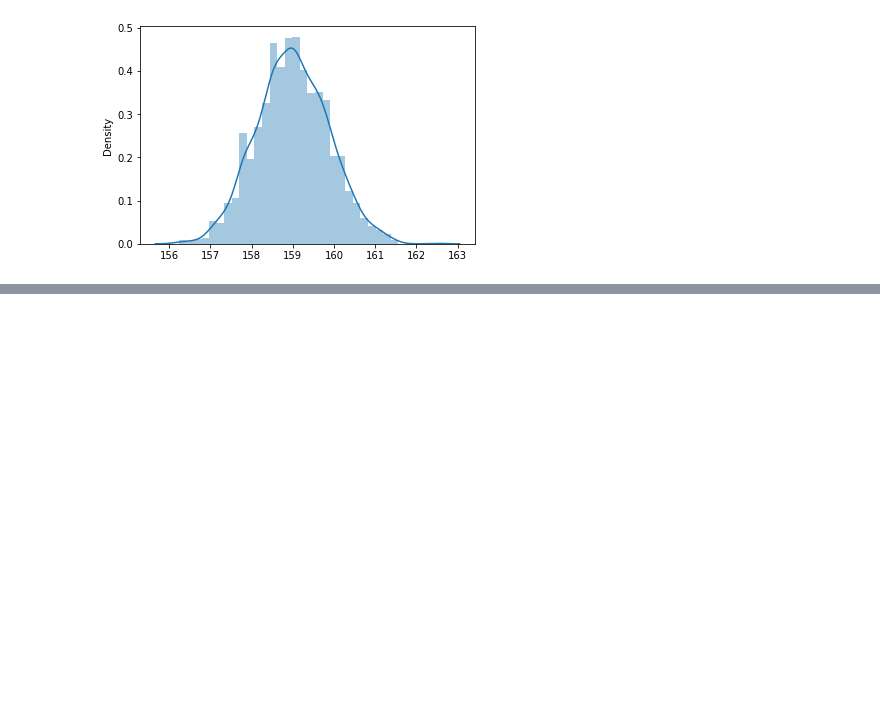
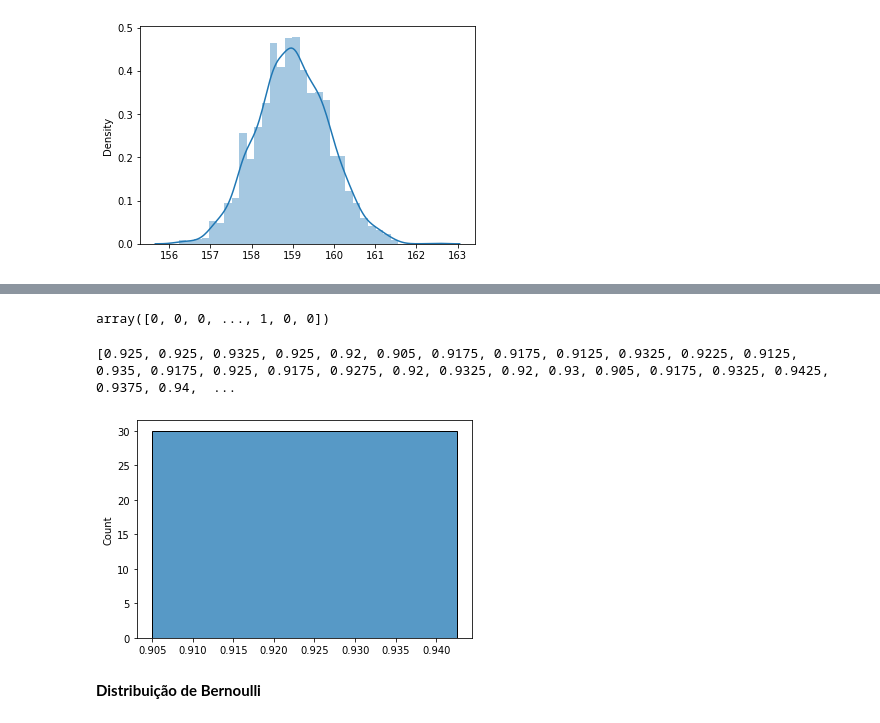
Before and after one commit to miller00315/estatistica_machine_learning, a Jupyter notebook: distribuicoes.ipynb, the cells around one changed output, grey strips where cells are left out. Cells and saved outputs as stored; diff of their text form; code cells hidden in the pictures; blank space fills up the shorter version.

```diff
--- a/distribuicoes.ipynb
+++ b/distribuicoes.ipynb
@@ -211,0 +273,4 @@ sns.distplot(medians);
+# %%
+dataset = pd.read_csv('credit_data.csv')
+dataset.dropna(inplace=True)
+dataset.shape
@@ -211,0 +288,3 @@ sns.distplot(medians);
+# %%
+X = dataset.iloc[:, 1:4].values
+X
@@ -211,0 +299,5 @@ sns.distplot(medians);
+# %%
+y = dataset.iloc[:, 4].values
+y
+# %% [output]
+array([0, 0, 0, ..., 1, 0, 0])
@@ -211,0 +308,18 @@ sns.distplot(medians);
+# %%
+resultados_naive_bayes = []
+for i in range(30):
+  X_treinamento, X_teste, y_treinamento, y_teste = train_test_split(X, y, test_size = 0.2,
+                                                                    stratify = y, random_state = i)
+  naive_bayes = GaussianNB()
+  naive_bayes.fit(X_treinamento, y_treinamento)
+  resultados_naive_bayes.append(accuracy_score(y_teste, naive_bayes.predict(X_teste)))
+# %%
+print(resultados_naive_bayes)
+# %% [output]
+[0.925, 0.925, 0.9325, 0.925, 0.92, 0.905, 0.9175, 0.9175, 0.9125, 0.9325, 0.9225, 0.9125, 0.935, 0.9175, 0.925, 0.9175, 0.9275, 0.92, 0.9325, 0.92, 0.93, 0.905, 0.9175, 0.9325, 0.9425, 0.9375, 0.94,  ...
+# %%
+sns.histplot(resultados_naive_bayes, bins = 1);
+# %% [output]
+[figure, added]
+# %% [markdown]
+**Distribuição de Bernoulli**
```
Also changed, not shown: parts of 49 cells of this notebook.
